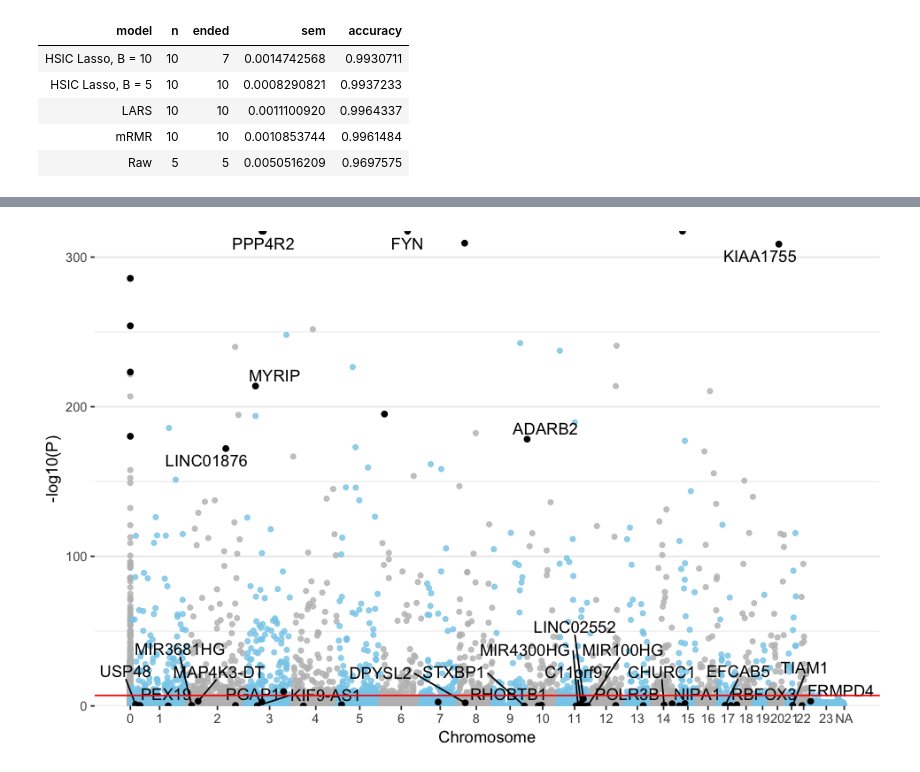
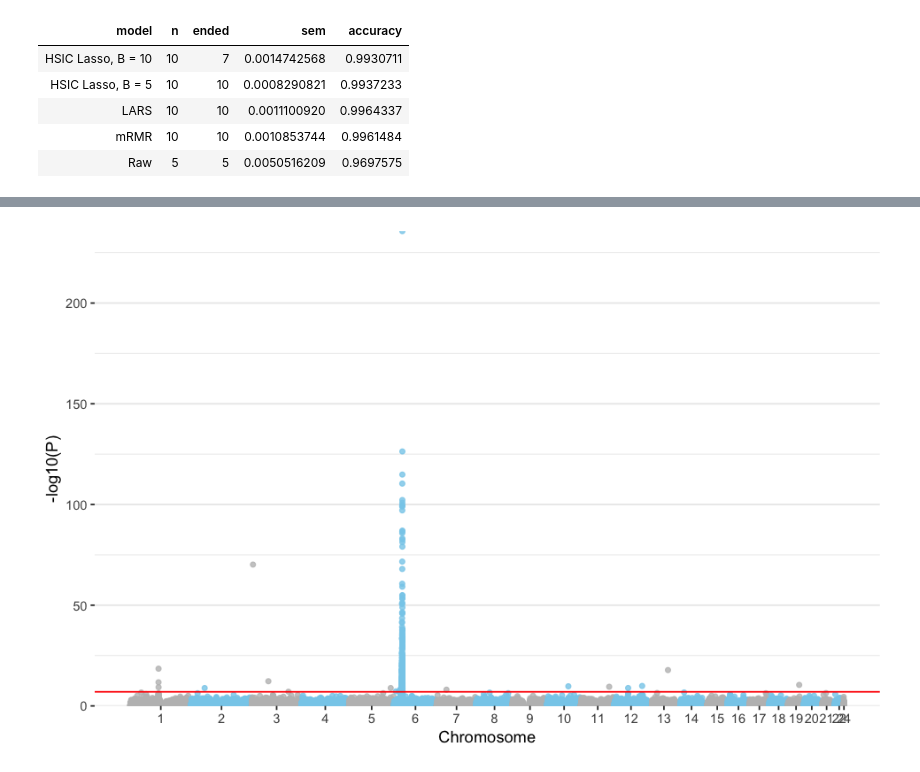
Before and after one commit to hclimente/nori, a Jupyter notebook: doc/gwas.ipynb, the cells around one changed output, grey strips where cells are left out. Saved outputs shown, nothing was run; the diff lists cells and outputs as text; code cells hidden in the pictures.

```diff
--- a/doc/gwas.ipynb
+++ b/doc/gwas.ipynb
@@ -25,3 +27,17 @@ The following object is masked from ‘package:tidyr’:
+# %%
+map <- read_tsv('../results/gwas/t1d/t1d.bim',
+                      col_names = F, col_types = 'iciiii') %>%
+    set_colnames(c('chr', 'snp', 'cm', 'pos', 'x1', 'x2')) %>%
+    select(-cm, -x1, -x2)
+
+summary <- read_tsv('../results/gwas/t1d/plink.assoc.tsv', col_types = 'dcdddddddd') %>%
+    rename(chr = CHR, snp = SNP) %>%
+    inner_join(map, by = c('chr', 'snp'))
+
+hl_snps <- read_tsv('../results/gwas/t1d/EGAD00000000008_hsic_lasso_C=50_SELECT=50_M=3_B=5.txt',
+                 col_names = F, col_types = 'c') %>%
+    set_colnames('snp') %>%
+    .$snp
 # %%
 read_tsv('../results/gwas/t1d/EGAD00000000008_prediction.tsv', col_types = 'ciid') %>%
     mutate(model = gsub('HSIC_lasso', 'HSIC Lasso', model),
@@ -40,17 +56,3 @@ read_tsv('../results/gwas/t1d/EGAD00000000008_prediction.tsv', col_types = 'ciid
 | LARS | 10 | 10 | 0.0011100920 | 0.9964337 |
 | mRMR | 10 | 10 | 0.0010853744 | 0.9961484 |
 | Raw | 5 | 5 | 0.0050516209 | 0.9697575 |
-# %%
-map <- read_tsv('../results/gwas/t1d/EGAD00000000008.map',
-                      col_names = F, col_types = 'icii') %>%
-    set_colnames(c('chr', 'snp', 'cm', 'pos')) %>%
-    select(-cm)
-
-gwas <- read_tsv('../results/gwas/t1d/univariate_association.tsv', col_types = 'iccccccd') %>%
-    rename(chr = CHR, snp = SNP) %>%
-    inner_join(map, by = c('chr', 'snp'))
-
-hl_snps <- read_tsv('../results/gwas/t1d/EGAD00000000008_hsic_lasso_C=50_SELECT=50_M=3_B=5.txt',
-                 col_names = F, col_types = 'c') %>%
-    set_colnames('snp') %>%
-    .$snp
@@ -71,11 +59,10 @@ Warning message:
 # %%
-manhattan <- function(gwas, selected, map, test = 'GENO') {
+manhattan <- function(gwas, selected, map) {
 
     snp2gene <- read_tsv('../results/gwas/snp2hgnc.tsv',
                      col_types = 'cc')
 
     gwas <- gwas %>%
-        filter(TEST == test) %>%
         mutate(selected = ifelse(snp %in% selected, 'Yes', 'No')) %>%
         arrange(selected)
 
@@ -112,7 +99,7 @@ manhattan <- function(gwas, selected, map, test = 'GENO') {
 
         # custom X axis:
         scale_x_continuous( label = axisdf$chr, breaks= axisdf$center ) +
-        scale_y_continuous(expand = c(0, 0) ) +     # remove space between plot area and x axis
+        scale_y_continuous(expand = c(0, 0)) +  # remove space between plot area and x axis
 
         # Custom the theme:
         theme_bw() +
@@ -127,6 +114,6 @@ manhattan <- function(gwas, selected, map, test = 'GENO') {
 }
 # %%
 options(repr.plot.width=8, repr.plot.height=5)
-manhattan(gwas, hl_snps, map)
+manhattan(summary, hl_snps, map)
 # %% [output]
 Warning message:
@@ -135 +121 @@ Warning message:
-[figure, old version]
+[figure, new version]
```
Also changed, not shown: parts of 4 cells of this notebook.
